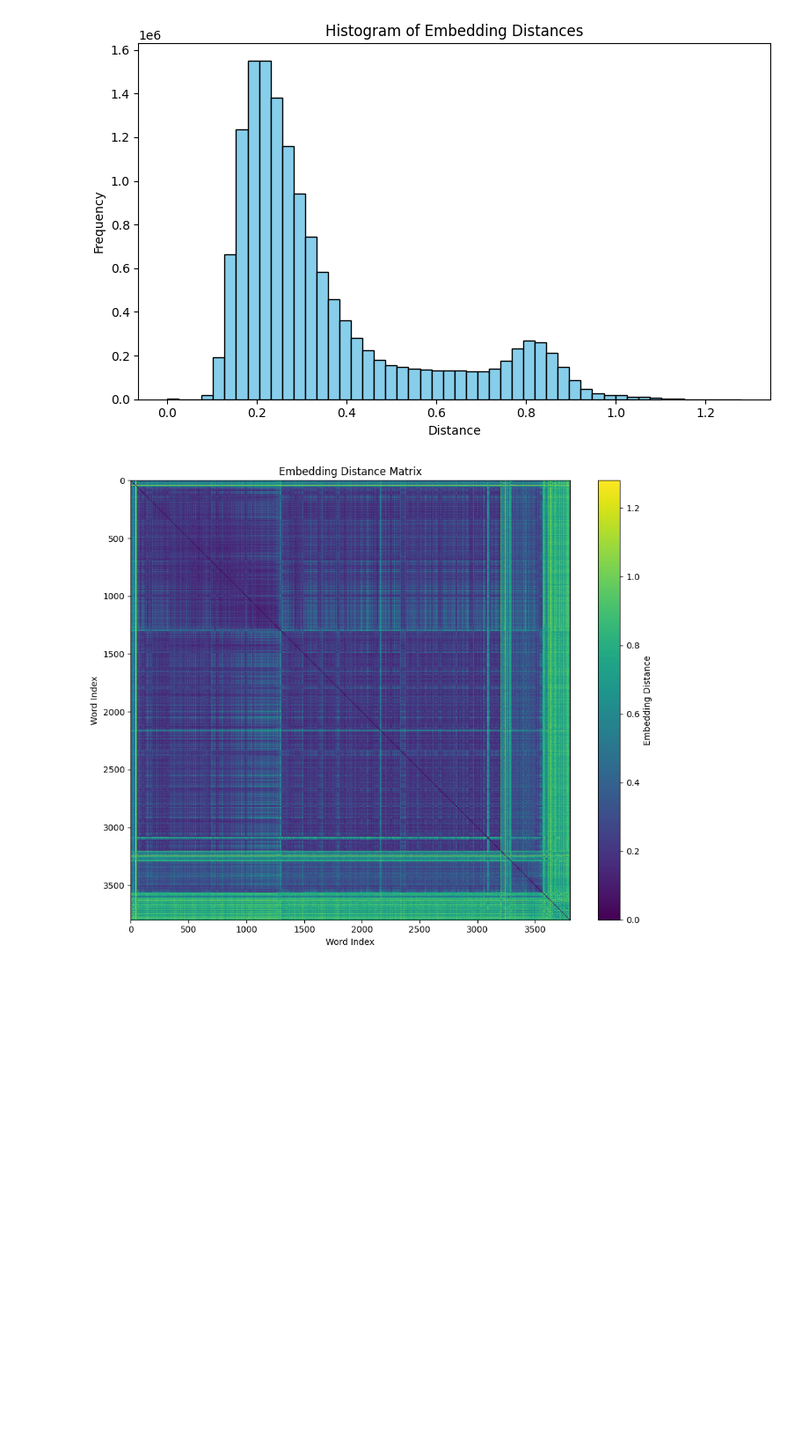
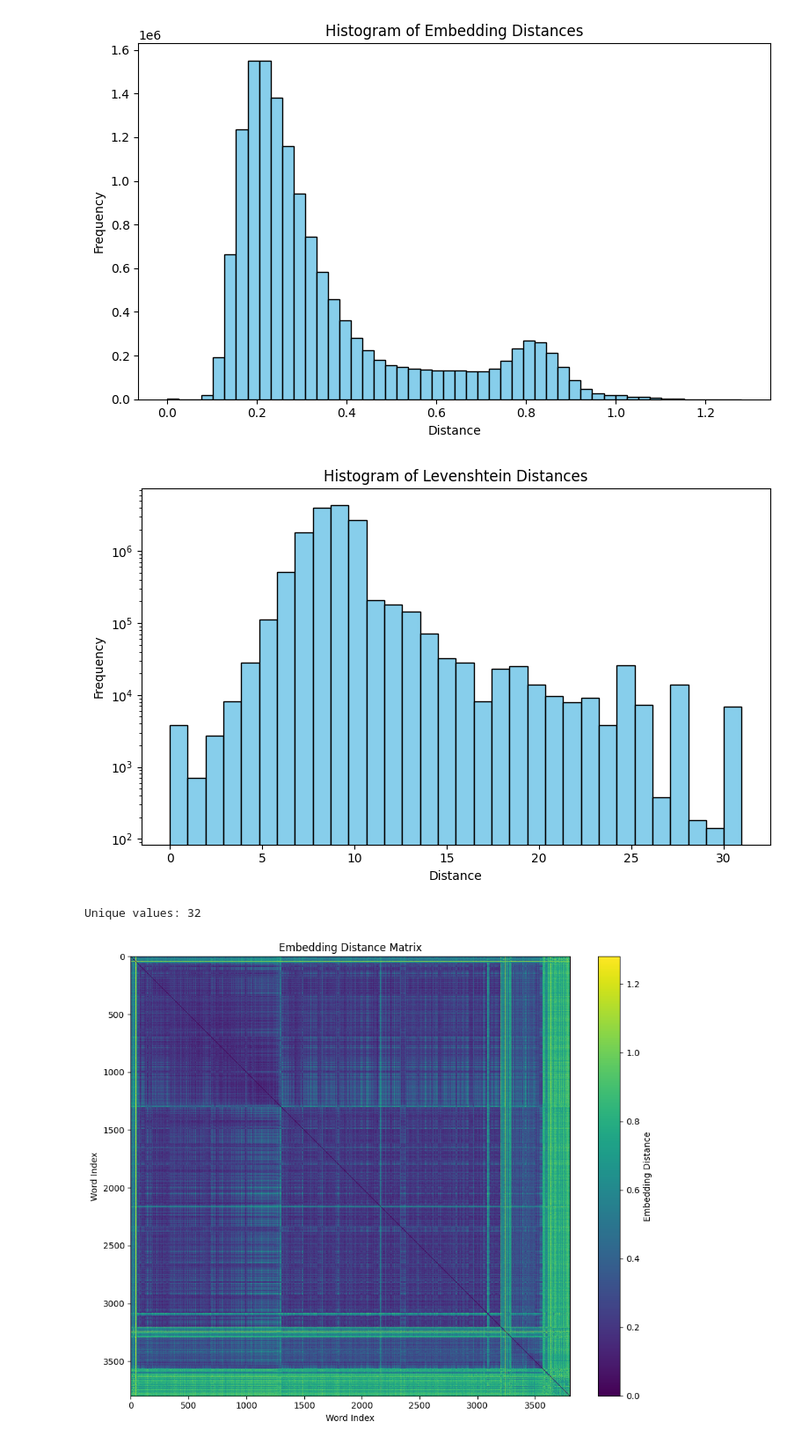
Before and after one commit to mmaracic/dataScience, a Jupyter notebook: anomaly-detection/analysis.ipynb, the cells around one changed output. Shown at 88% size. Saved outputs shown, nothing was run; the diff lists cells and outputs as text; code cells hidden in the pictures; blank space fills up the shorter version.

```diff
--- a/anomaly-detection/analysis.ipynb
+++ b/anomaly-detection/analysis.ipynb
@@ -1,13 +1,13 @@
 # %%
-from database_processors import WindowsLogSource, WebServerLogSource
-from database_processors import SampleSource
+from database_processors import SampleSource, WindowsLogSource, WebServerLogSource
+
 DATABASES: dict[str, SampleSource] = {
-    "WindowsLog": WindowsLogSource("/mnt/d/Data/NLP/WindowsTop10000.log"),
-    "WebServerLog": WebServerLogSource("/mnt/d/Data/NLP/WebServerTop10000.log"),
+    "WindowsLog": WindowsLogSource("/mnt/c/Projects/log-anomaly-detection/FastText/data/WindowsTop10000.log"),
+    "WebServerLog": WebServerLogSource("/mnt/c/Projects/log-anomaly-detection/FastText/data/WebServerTop10000.log")
 }
 
-EMBEDDINGS: dict[str, str] = {
-    "FastText": "/mnt/d/Data/NLP/crawl-300d-2M-subword.bin",
+EMBEDDINGS = {
+    "FastText":"/mnt/c/Projects/log-anomaly-detection/FastText/data/crawl-300d-2M-subword.bin",
 }
 # %%
 #Downloaded from https://fasttext.cc/docs/en/english-vectors.html
@@ -65,6 +78,7 @@ np.save(f"./output/distances_{str(processor)}.npy", distances)
 import numpy as np
 processor = DATABASES['WindowsLog']
 distances = np.load(f"./output/distances_{str(processor)}.npy")
+levenshtein_distances = np.load(f"./output/distances_levenshtein_{str(processor)}.npy")
 with open(f"./output/dictionary_{str(processor)}.txt", 'r') as f:
     dictionary = [line.strip() for line in f]
 # %%
@@ -79,6 +93,21 @@ plt.tight_layout()
 plt.show()
 # %% [output]
 [figure]
+# %%
+import numpy as np
+import matplotlib.pyplot as plt
+plt.figure(figsize=(8, 5))
+plt.hist(levenshtein_distances.flatten(), bins=32, color='skyblue', edgecolor='black')
+plt.yscale('log')
+plt.title('Histogram of Levenshtein Distances')
+plt.xlabel('Distance')
+plt.ylabel('Frequency')
+plt.tight_layout()
+plt.show()
+print("Unique values:", len(np.unique(levenshtein_distances)))
+# %% [output]
+[figure, added]
+Unique values: 32
 # %%
 import numpy as np
 import matplotlib.pyplot as plt
```
Also changed, not shown: parts of 7 cells of this notebook.
